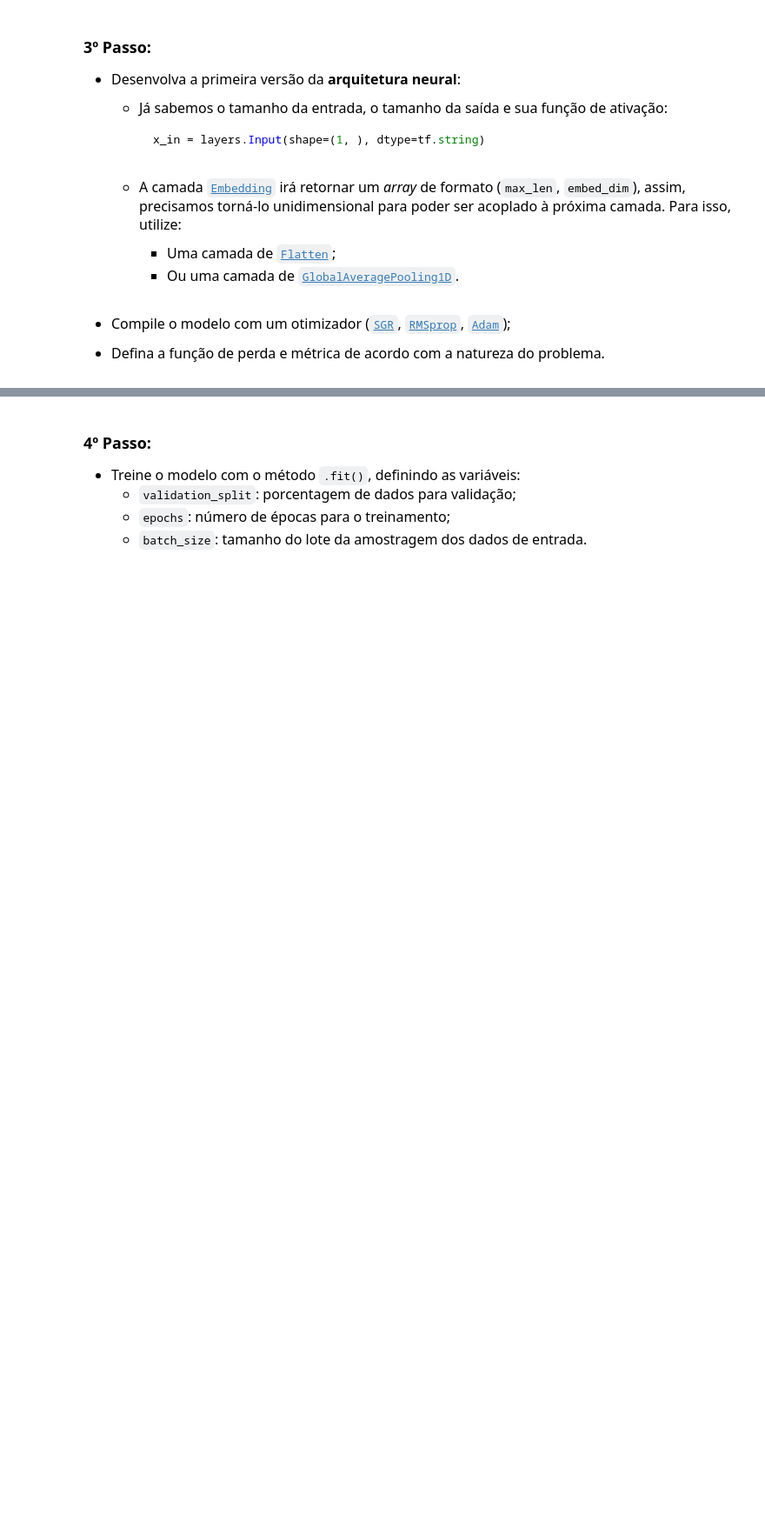
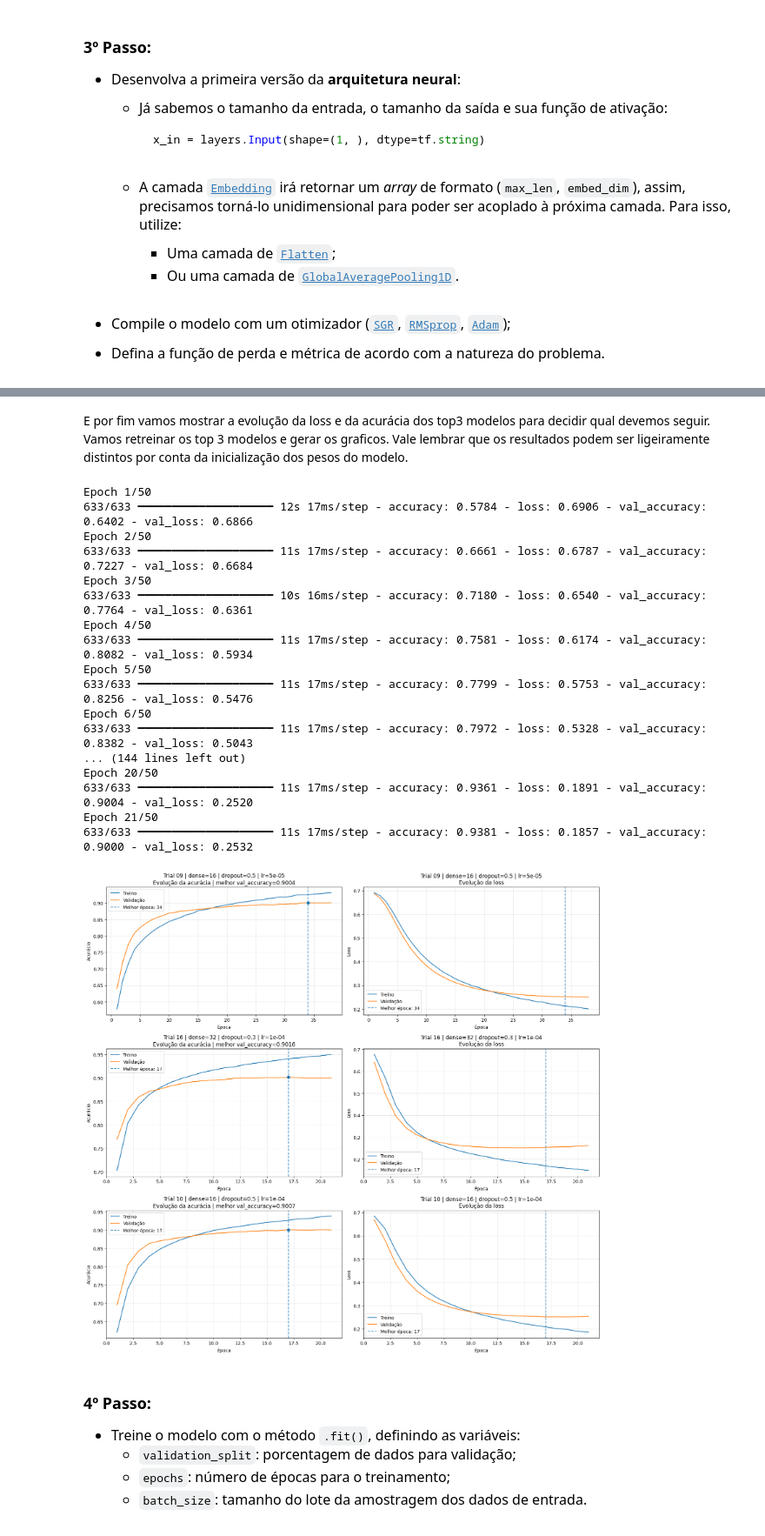
Before and after one commit to gilcesarf/imd1107-202601, a Jupyter notebook: 3-unidade/atividade2.ipynb, the cells around one changed output, grey strips where cells are left out. Shown at 87% size. Saved outputs shown, nothing was run; the diff lists cells and outputs as text; code cells hidden in the pictures; blank space fills up the shorter version.

```diff
--- a/3-unidade/atividade2.ipynb
+++ b/3-unidade/atividade2.ipynb
@@ -103,5 +120,5 @@ Mas definimos `X_text` e `y` em função do dataset original `df`, pois vamos ad
 # %%
-X_text = df["reviews"]
+X = df["reviews"]
 y = df["label"]
 # %% [markdown]
 ### Analisando a limpeza dos textos (função de `Preprocessor`)
@@ -470,0 +946,27 @@ text_vectorizer = layers.TextVectorization(
+# %%
+resultados_grid = []
+
+for trial in tuner.oracle.trials.values():
+    resultados_grid.append({
+        "trial_id": trial.trial_id,
+        "status": trial.status,
+        "val_accuracy": trial.score,
+        "melhor_epoca": trial.best_step + 1 if trial.best_step is not None else None,
+        "dense_units": trial.hyperparameters.get("dense_units"),
+        "dropout_rate": trial.hyperparameters.get("dropout_rate"),
+        "learning_rate": trial.hyperparameters.get("learning_rate")
+    })
+
+df_grid = (
+    pd.DataFrame(resultados_grid)
+    .sort_values("val_accuracy", ascending=False)
+    .reset_index(drop=True)
+)
+
+df_grid.insert(
+    0,
+    "posição",
+    range(1, len(df_grid) + 1)
+)
+
+df_grid
@@ -470,0 +991,2 @@ text_vectorizer = layers.TextVectorization(
+# %% [markdown]
+E por fim vamos mostrar a evolução da loss e da acurácia dos top3 modelos para decidir qual devemos seguir. Vamos retreinar os top 3 modelos e gerar os graficos. Vale lembrar que os resultados podem ser ligeiramente distintos por conta da inicialização dos pesos do modelo.
@@ -471,3 +1199,36 @@ text_vectorizer = layers.TextVectorization(
+# %%
+resultados_retreino_top3 = retreinar_e_plotar_melhores_modelos(
+    tuner=tuner,
+    build_model=build_model,
+    X_train=X_tune_train_array,
+    y_train=y_tune_train_array,
+    X_val=X_val_array,
+    y_val=y_val_array,
+    top_n=3,
+    epochs=50,
+    batch_size=64,
+    patience=4,
+    random_state=RANDOM_STATE
+)
+# %% [output]
+Epoch 1/50
+633/633 ━━━━━━━━━━━━━━━━━━━━ 12s 17ms/step - accuracy: 0.5784 - loss: 0.6906 - val_accuracy: 0.6402 - val_loss: 0.6866
+Epoch 2/50
+633/633 ━━━━━━━━━━━━━━━━━━━━ 11s 17ms/step - accuracy: 0.6661 - loss: 0.6787 - val_accuracy: 0.7227 - val_loss: 0.6684
+Epoch 3/50
+633/633 ━━━━━━━━━━━━━━━━━━━━ 10s 16ms/step - accuracy: 0.7180 - loss: 0.6540 - val_accuracy: 0.7764 - val_loss: 0.6361
+Epoch 4/50
+633/633 ━━━━━━━━━━━━━━━━━━━━ 11s 17ms/step - accuracy: 0.7581 - loss: 0.6174 - val_accuracy: 0.8082 - val_loss: 0.5934
+Epoch 5/50
+633/633 ━━━━━━━━━━━━━━━━━━━━ 11s 17ms/step - accuracy: 0.7799 - loss: 0.5753 - val_accuracy: 0.8256 - val_loss: 0.5476
+Epoch 6/50
+633/633 ━━━━━━━━━━━━━━━━━━━━ 11s 17ms/step - accuracy: 0.7972 - loss: 0.5328 - val_accuracy: 0.8382 - val_loss: 0.5043
+... (144 lines left out)
+Epoch 20/50
+633/633 ━━━━━━━━━━━━━━━━━━━━ 11s 17ms/step - accuracy: 0.9361 - loss: 0.1891 - val_accuracy: 0.9004 - val_loss: 0.2520
+Epoch 21/50
+633/633 ━━━━━━━━━━━━━━━━━━━━ 11s 17ms/step - accuracy: 0.9381 - loss: 0.1857 - val_accuracy: 0.9000 - val_loss: 0.2532
+[figure, added]
 # %% [markdown]
 ### **4º Passo:**
 <font size=3>
```
Also changed, not shown: parts of 37 cells of this notebook, 1 other file.
